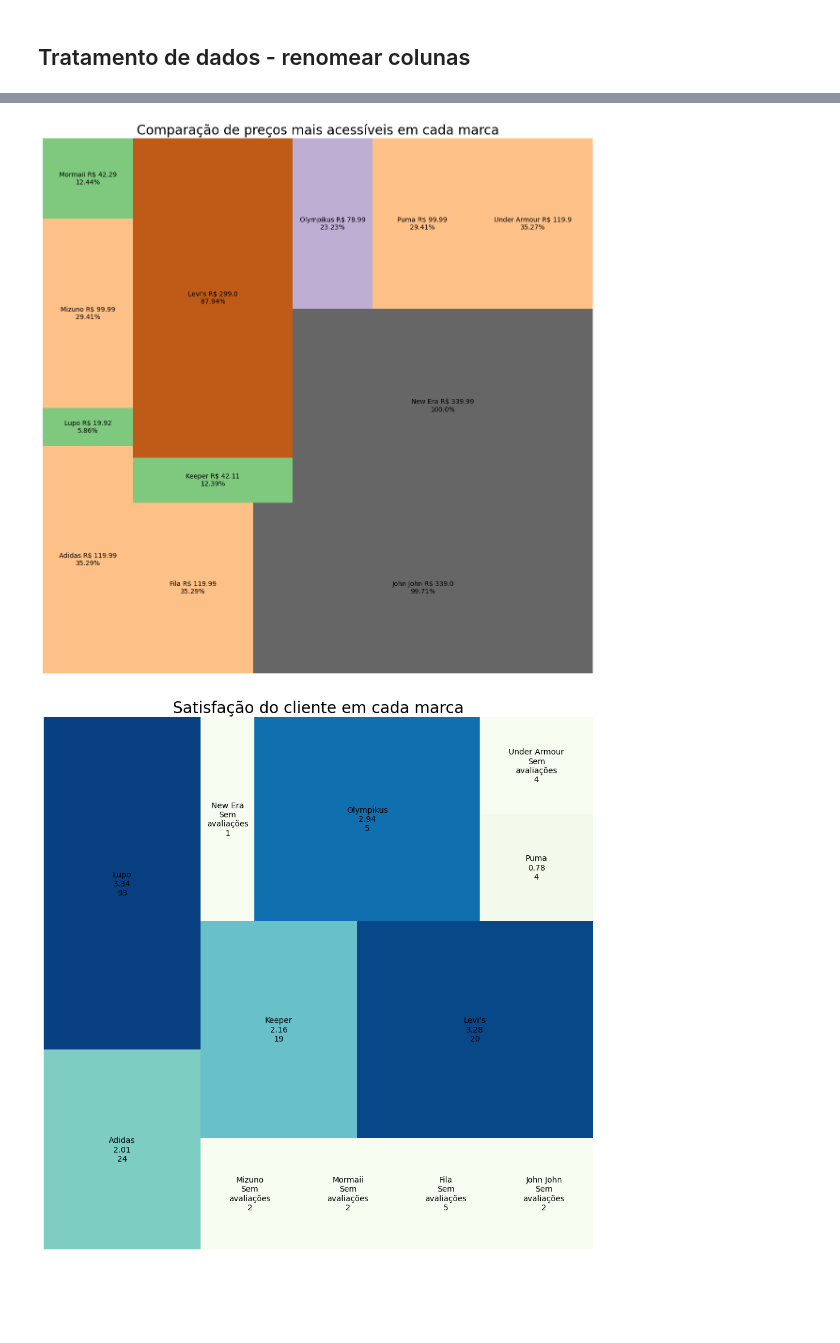
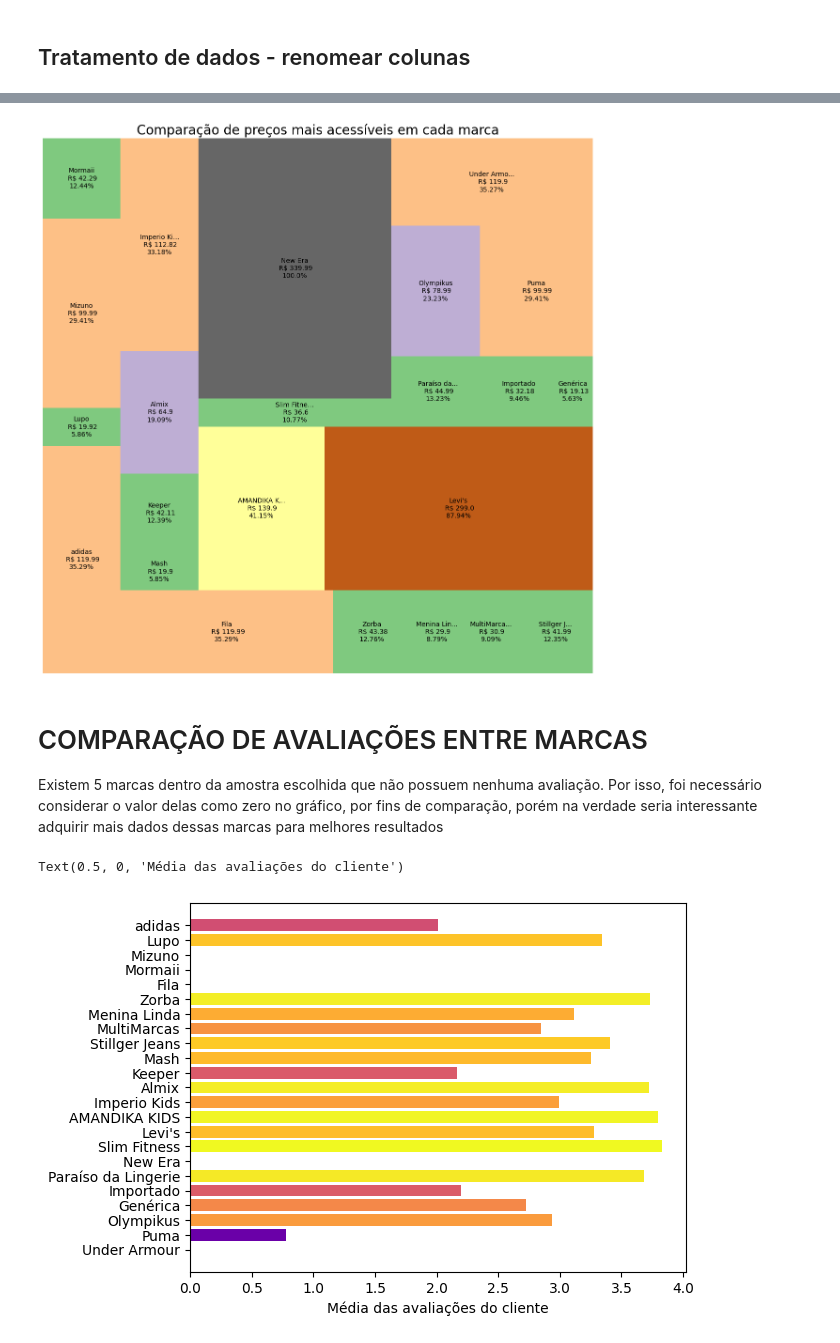
Before and after one commit to ThiagoKS-7/a3-analise-e-bigdata, a Jupyter notebook: a3-analise-dado.ipynb, the cells around one changed output, grey strips where cells are left out. Drawn from its saved outputs; the diff is of its cells as text; code cells hidden in the pictures; blank space fills up the shorter version.

```diff
--- a/a3-analise-dado.ipynb
+++ b/a3-analise-dado.ipynb
@@ -257,11 +272,6 @@ TypeError: 'str' object is not callable
 # %%
 import matplotlib
 import squarify
-
-# COMPARAÇÃO DE PREÇOS DOS ARTIGOS MAIS BARATOS DE CADA LOJA
-# Pra azer esse gráfico, o tamanho dos retânglos
-# precisam ser porcentagens com relação ao preço mínimo
-# da coluna de desconto
 
 lista_precos = [
     min([
@@ -276,14 +286,12 @@ lista_de_porcentagens = [
 ]
 
 legendas = [
-    marcas[index] +
+    (marcas_populares[index][:10] + "...\n" if len(marcas_populares[index]) > 10 else marcas_populares[index] + "\n") +
     " R$ " + str(lista_precos[index])  + "\n" +
     str(lista_de_porcentagens[index]) + "%" for (index,item) in
-    enumerate(marcas)
+    enumerate(marcas_populares)
 ]
 
-# GRÁFICO MONTADO DE MODO AOS MAIS CLAROS REPRESENTAREM OS PREÇOS MAIS ACESSÍVEIS
-# E OS ESCUROS OS MAIS CAROS
 cmap = matplotlib.cm.Accent
 mini = min(lista_precos)
 maxi = max(lista_precos)
@@ -296,42 +304,35 @@ plt.axis('off');
 plt.title('Comparação de preços mais acessíveis em cada marca', fontsize=20)
 plt.tight_layout()
 # %% [output]
-[figure, old version]
+[figure, new version]
+# %% [markdown]
+# COMPARAÇÃO DE AVALIAÇÕES ENTRE MARCAS
+
+Existem 5 marcas dentro da amostra escolhida que não possuem nenhuma avaliação. Por isso, foi necessário considerar o valor delas como zero no gráfico, por fins de comparação, porém na verdade seria interessante adquirir mais dados dessas marcas para melhores resultados
 # %%
 import matplotlib
-import squarify
+import numpy as np
 
 media_notas = [
-    (
-        sum([
+    sum([
         (float(row[0]) if row[0] != "Sem avaliação" else 0) for row in
         vendas_marcas_populares[item].select("nota_satisfacao").collect()
     ])/len(vendas_marcas_populares[item].select("nota_satisfacao").collect())
-    if   sum([
-        (float(row[0]) if row[0] != "Sem avaliação" else 0) for row in
-        vendas_marcas_populares[item].select("nota_satisfacao").collect()
-    ])/len(vendas_marcas_populares[item].select("nota_satisfacao").collect()) != 0 else 0.7) for item in vendas_marcas_populares
+    for item in vendas_marcas_populares
 ]
-valores_x = [
-    str(marcas[index]) + "\n" +
-    (str(round(media_notas[index],2)) if round(media_notas[index],2)  != 0.7 else "Sem\navaliações") +
-    "\n" + str(len(vendas_marcas_populares[item].select("nota_satisfacao").collect()))
-    for (index, item) in
-    enumerate(marcas)
-
-]
-
+logger.debug("media das avaliações: " + str(media_notas))
 # Definindo a paleta de cores para o treemap
-cmap = matplotlib.cm.GnBu
+cmap = matplotlib.cm.plasma
 mini = min(media_notas)
 maxi = max(media_notas)
 norm = matplotlib.colors.Normalize(vmin=mini, vmax=maxi)
 colors = [cmap(norm(i)) for i in media_notas]
-
-plt.figure(figsize=(10, 10))
-squarify.plot(sizes=media_notas, label=valores_x, color=colors);
-plt.title('Satisfação do cliente em cada marca', fontsize=20)
-plt.axis('off');
-plt.tight_layout()
+fig, ax = plt.subplots()
+y_pos = np.arange(len(marcas_populares))
+ax.barh(y_pos, media_notas, color=colors)
+ax.set_yticks(y_pos, marcas_populares)
+ax.invert_yaxis()  # labels de cima pra baixo
+ax.set_xlabel('Média das avaliações do cliente')
 # %% [output]
+Text(0.5, 0, 'Média das avaliações do cliente')
-[figure, old version]
+[figure, new version]
```
Also changed, not shown: parts of 13 cells of this notebook.
